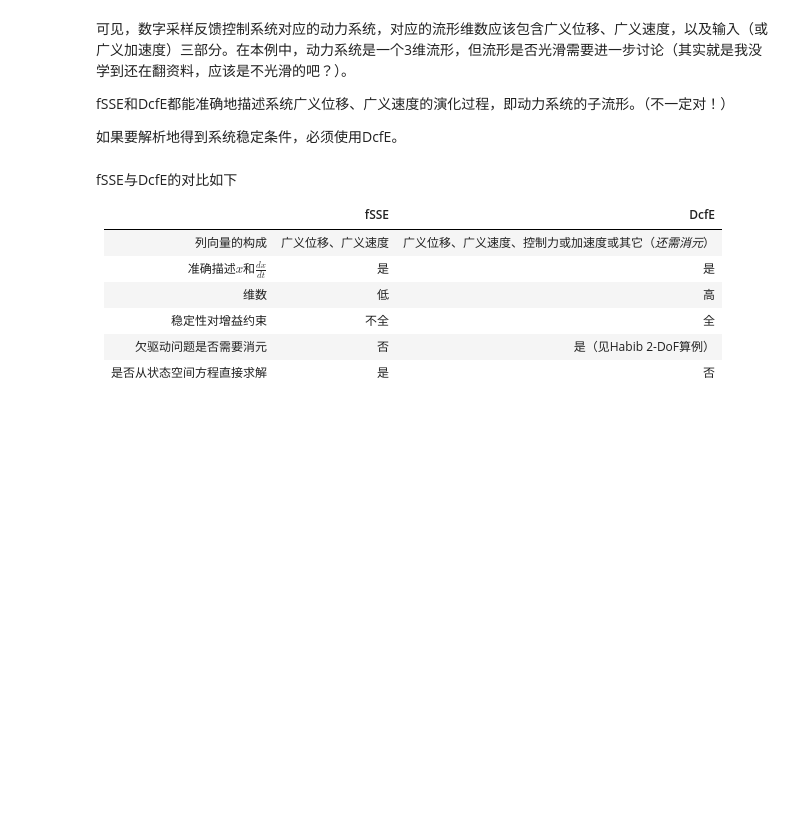
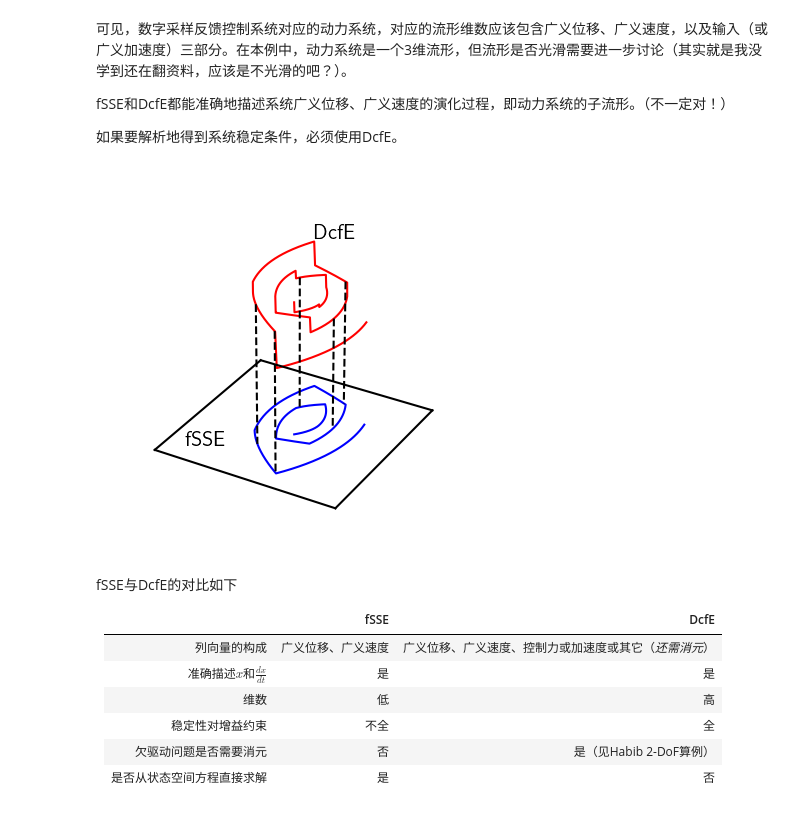
Before and after one commit to CTCingithub/CLF_DigitalControlHybridSystem, a Jupyter notebook: StabilityComparison.ipynb, the cells around one changed output. Cells and saved outputs as stored; diff of their text form; code cells hidden in the pictures; blank space fills up the shorter version.

```diff
--- a/StabilityComparison.ipynb
+++ b/StabilityComparison.ipynb
@@ -313,14 +313,75 @@ plt.show()
 fSSE和DcfE都能准确地描述系统广义位移、广义速度的演化过程，即动力系统的子流形。（不一定对！）
 
 如果要解析地得到系统稳定条件，必须使用DcfE。
+# %%
+from mpl_toolkits.mplot3d import Axes3D
+
+# 画Gain Set B在DcfE和fSSE下的描述
+DisplacementSnapshot = theta_total_GainSetB[:, 0]
+VelocitySnapshot = theta_total_GainSetB[:, 1]
+AccelerationSnapshot = np.zeros_like(DisplacementSnapshot)
+
+for i in range(DisplacementSnapshot.shape[0]):
+    AccelerationSnapshot[i] = InputForce(
+        theta_integer_GainSetB[int(np.floor(i / 100)), :].tolist(),
+        GainSetB[0],
+        GainSetB[1],
+    )
+
+fig3 = plt.figure()
+ax3 = fig3.add_subplot(111, projection="3d")
+
+ax3.plot(DisplacementSnapshot, VelocitySnapshot, AccelerationSnapshot, c="Red")
+
+ax3.plot([-15, -15], [-15, 10], [-80, -80], "k")
+ax3.plot([-15, 15], [-15, -15], [-80, -80], "k")
+ax3.plot([15, 15], [-15, 10], [-80, -80], "k")
+ax3.plot([-15, 15], [10, 10], [-80, -80], "k")
+ax3.plot(DisplacementSnapshot, VelocitySnapshot, -80, c="blue")
+
+for i in np.random.randint(0, DisplacementSnapshot.shape[0], (5, 1)):
+    ax3.plot(
+        [
+            DisplacementSnapshot[i][
+                0,
+            ],
+            DisplacementSnapshot[i][
+                0,
+            ],
+        ],
+        [
+            VelocitySnapshot[i][
+                0,
+            ],
+            VelocitySnapshot[i][
+                0,
+            ],
+        ],
+        [
+            AccelerationSnapshot[i][
+                0,
+            ],
+            -80,
+        ],
+        "k--",
+    )
+
+ax3.text(0, 7, 23, r"DcfE", color="black", ha="center", va="center", fontsize=15)
+ax3.text(-10, -10, -80, r"fSSE", color="black", ha="center", va="center", fontsize=15)
+
+ax3.grid(False)
+ax3.set_axis_off()
+plt.show()
+# %% [output]
+[figure, added]
 # %% [markdown]
 fSSE与DcfE的对比如下
 
-||fSSE|DcfE|
-|:-:|:-:|:-:|
-|列向量的构成|广义位移、广义速度|广义位移、广义速度、控制力或加速度或其它（*还需消元*）|
-|准确描述$x$和$\frac{dx}{dt}$|是|是|
-|维数|低|高|
-|稳定性对增益约束|不全|全|
-|欠驱动问题是否需要消元|否|是（见Habib 2-DoF算例）|
-|是否从状态空间方程直接求解|是|否|
+|                              |       fSSE        |                        DcfE                        |
+|:----------------------------:|:-----------------:|:--------------------------------------------------:|
+|         列向量的构成         | 广义位移、广义速度 | 广义位移、广义速度、控制力或加速度或其它（*还需消元*） |
+| 准确描述$x$和$\frac{dx}{dt}$ |        是         |                         是                         |
+|             维数             |        低         |                         高                         |
+|       稳定性对增益约束       |       不全        |                         全                         |
+|    欠驱动问题是否需要消元    |        否         |               是（见Habib 2-DoF算例）                |
+|  是否从状态空间方程直接求解  |        是         |                         否                         |
```
Also changed, not shown: parts of 1 cell of this notebook, 1 other file.
